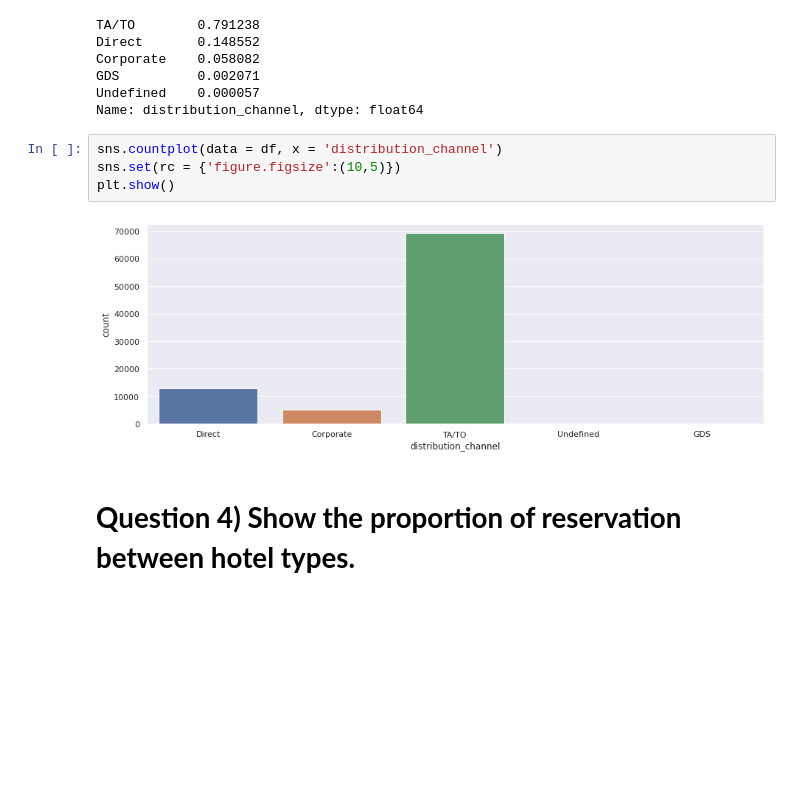
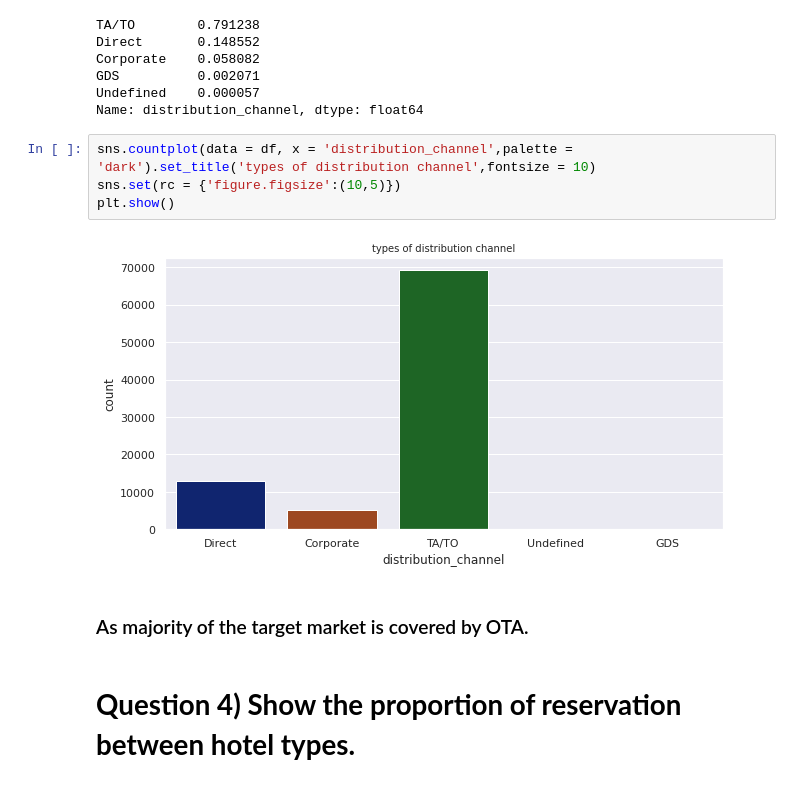
Before and after one commit to poojappt/Hotel-Booking-EDA, a Jupyter notebook: Poojappt_Hotel_Booking_Analysis_Capstone_Project.ipynb, the cells around one changed output. Drawn from its saved outputs; the diff is of its cells as text; blank space fills up the shorter version.

```diff
--- a/Poojappt_Hotel_Booking_Analysis_Capstone_Project.ipynb
+++ b/Poojappt_Hotel_Booking_Analysis_Capstone_Project.ipynb
@@ -448,11 +447,13 @@ GDS          0.002071
 Undefined    0.000057
 Name: distribution_channel, dtype: float64
 # %%
-sns.countplot(data = df, x = 'distribution_channel')
+sns.countplot(data = df, x = 'distribution_channel',palette = 'dark').set_title('types of distribution channel',fontsize = 10)
 sns.set(rc = {'figure.figsize':(10,5)})
 plt.show()
 # %% [output]
-[figure, old version]
+[figure, new version]
+# %% [markdown]
+### As majority of the target market is covered by OTA.
 # %% [markdown]
 # **Question 4) Show the proportion of reservation between hotel types.**
 # %%
```
Also changed, not shown: parts of 19 cells of this notebook.
